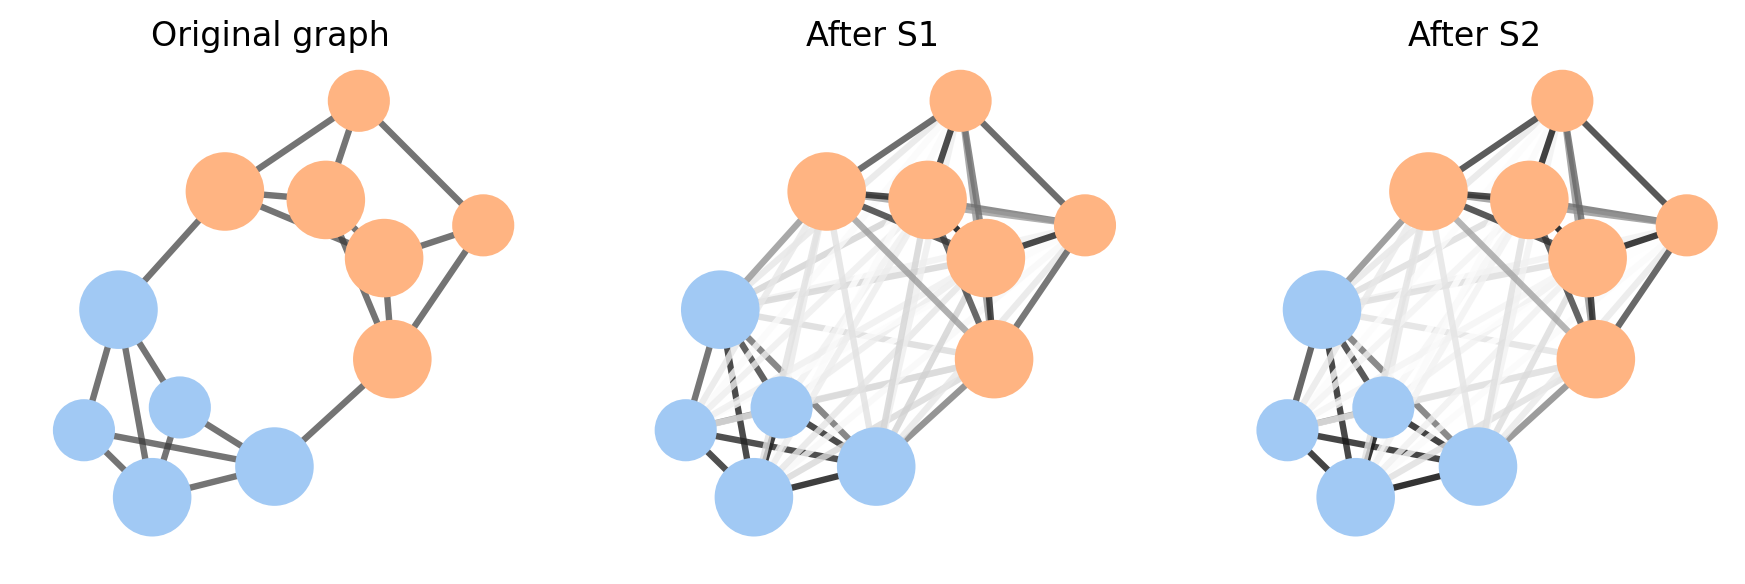
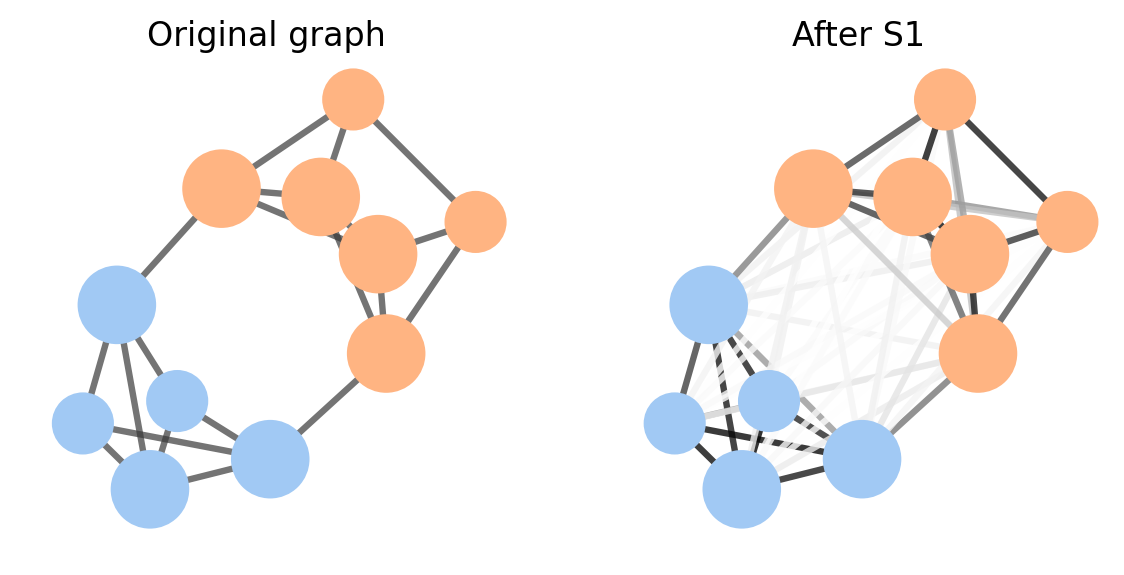
The change to this notebook cell's code, shown as a diff; its figure went from the first image to the second:
--- before
+++ after
@@ -1,3 +1,3 @@
-fig, axes = plt.subplots(1, 3, figsize=(11,4))
+fig, axes = plt.subplots(1, 2, figsize=(7,4))
 
 adjacency, community, node_deg = build_exp_graph()
@@ -20,13 +20,13 @@
 )
 
-plot_learned_network(
-    W=model_final[0].association_matrix(normalize=True),
-    community=community,
-    node_deg=node_deg,
-    pos=pos,
-    ax=axes[2],
-    title="After S2",
-    threshold=0.0
-)
+# plot_learned_network(
+#     W=model_final[0].association_matrix(normalize=True),
+#     community=community,
+#     node_deg=node_deg,
+#     pos=pos,
+#     ax=axes[2],
+#     title="After S2",
+#     threshold=0.0
+# )
 
 plt.show()

Commit: add analytical-based SR fitting